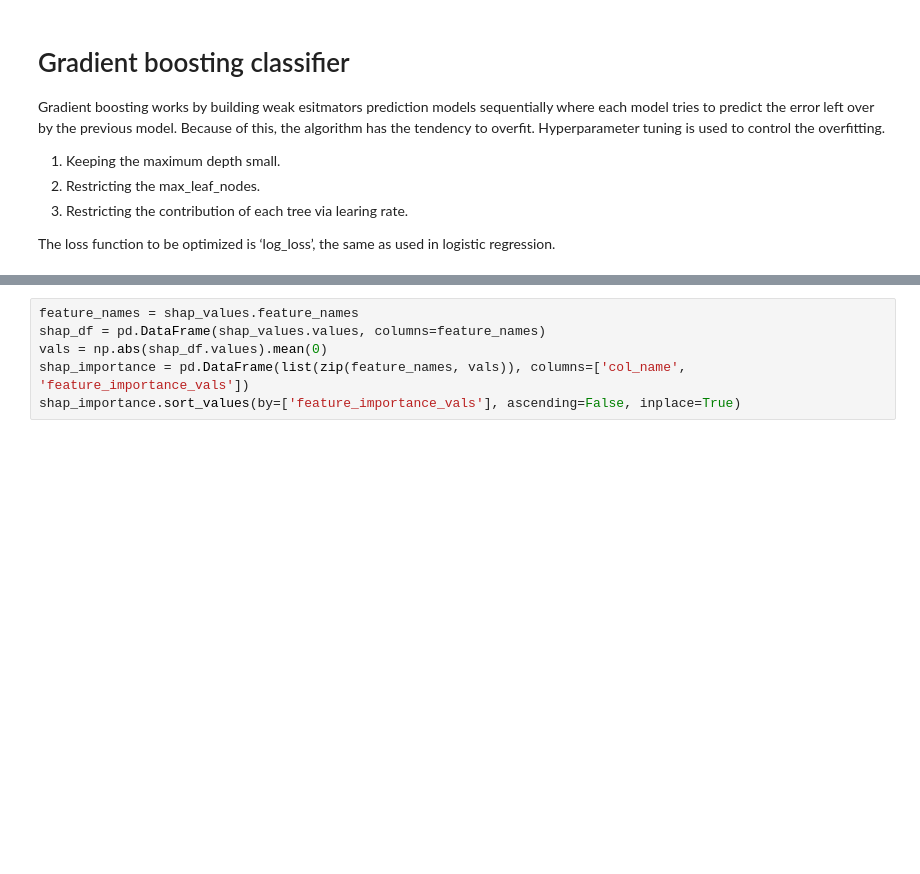
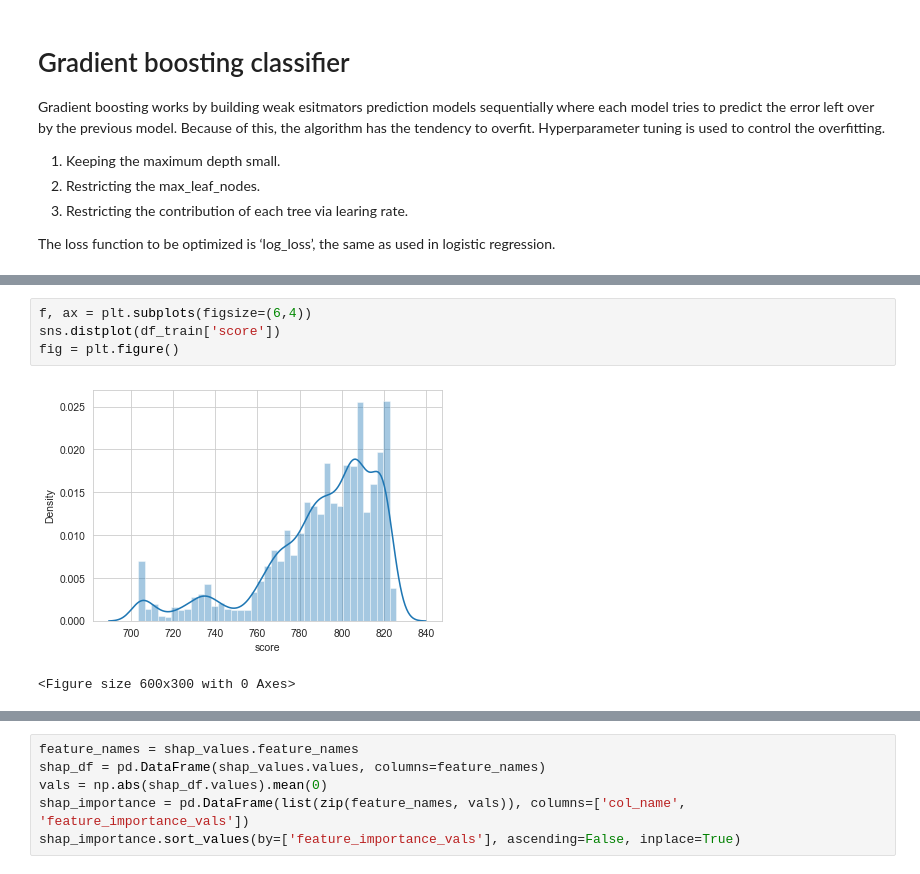
Before and after one commit to pradark/restaurant_default_model1, a Jupyter notebook: Restaurant_Default_Model.ipynb, the cells around one changed output, grey strips where cells are left out. Cells and saved outputs as stored; diff of their text form; blank space fills up the shorter version.

```diff
--- a/Restaurant_Default_Model.ipynb
+++ b/Restaurant_Default_Model.ipynb
@@ -992,3 +1075,10 @@ df_holdout_tx_flat['pred'] = np.ndarray.round(best_clf.predict_proba(df_holdout_
+# %%
+f, ax = plt.subplots(figsize=(6,4))
+sns.distplot(df_train['score'])
+fig = plt.figure()
+# %% [output]
+[figure, added]
+<Figure size 600x300 with 0 Axes>
 # %%
 fig, ax = plt.subplots(1,1)
 fig.set_size_inches(8,8)
```
Also changed, not shown: parts of 25 cells of this notebook.
